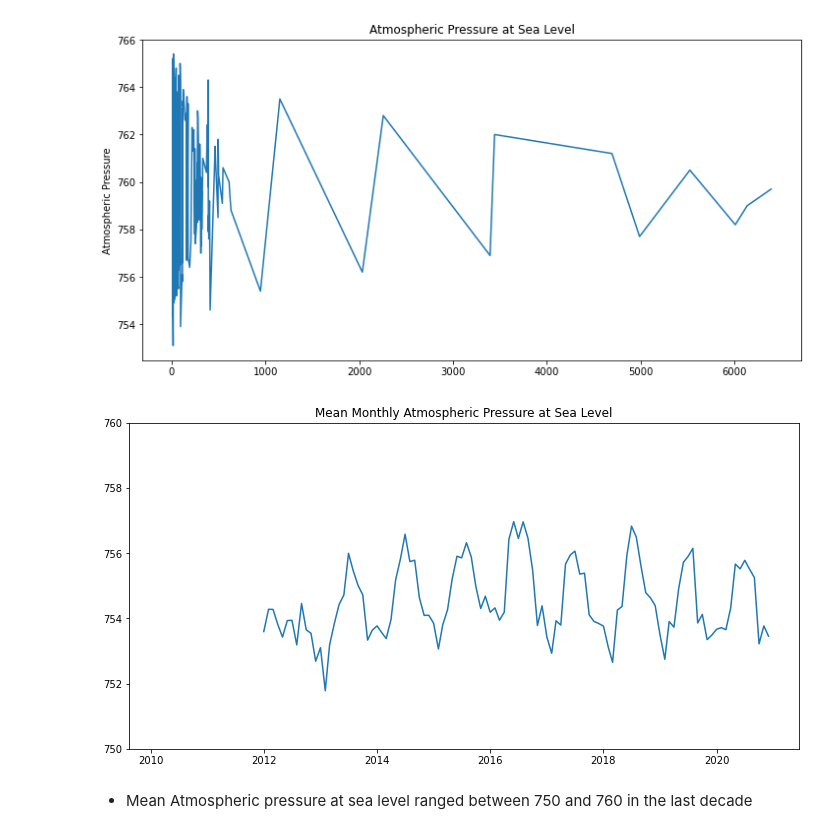
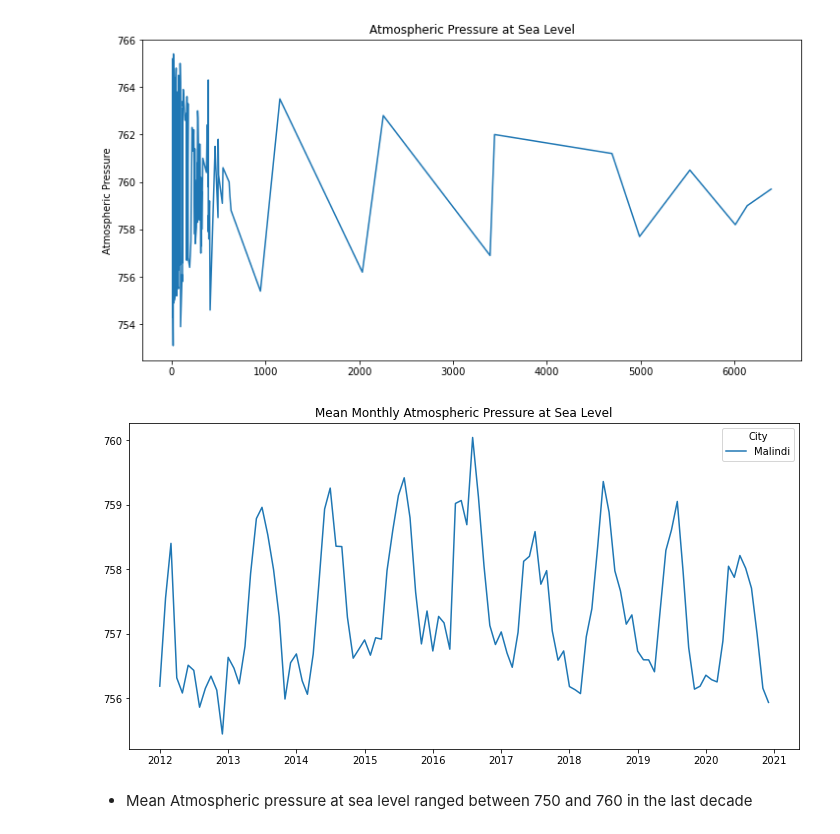
Before and after one commit to wkirui/Weather-Data-Analysis, a Jupyter notebook: Weather Scraper.ipynb, the cells around one changed output. Saved outputs shown, nothing was run; the diff lists cells and outputs as text; code cells hidden in the pictures.

Commit message:
updated data

```diff
--- a/Weather Scraper.ipynb
+++ b/Weather Scraper.ipynb
@@ -137,10 +164,10 @@ missing_vals_df.head()
 We can drop the columns with more than 90% data missing
 # %%
 # select columns with more than
-# 94% missing data
+# 90% missing data
 cols_to_drop = [x for x in missing_vals_df[missing_vals_df['pct_missing']>90]['column_name']]
-print(cols_to_drop)
+print("columns to drop:",cols_to_drop)
 
-# data = data.drop(cols_to_drop,axis=1)
-# data.head()
+data_new = data.drop(cols_to_drop,axis=1)
+data_new.head(3)
 # %% [output]
@@ -147,0 +222,23 @@ print(cols_to_drop)
+# %%
+# clean up with wind direction data_new
+data_new['DD'] = np.where(data_new['DD']=='Wind blowing from the south-east','south_east',data_new['DD'])
+data_new['DD'] = np.where(data_new['DD']=='Wind blowing from the south','south',data_new['DD'])
+data_new['DD'] = np.where(data_new['DD']=='Wind blowing from the east','east',data_new['DD'])
+data_new['DD'] = np.where(data_new['DD']=='Wind blowing from the south-southeast','south_southeast',data_new['DD'])
+data_new['DD'] = np.where(data_new['DD']=='Wind blowing from the south-southwest','south_southwest',data_new['DD'])
+data_new['DD'] = np.where(data_new['DD']=='Wind blowing from the east-southwest','east_southwest',data_new['DD'])
+data_new['DD'] = np.where(data_new['DD']=='Wind blowing from the east-southeast','east_southeast',data_new['DD'])
+data_new['DD'] = np.where(data_new['DD']=='Wind blowing from the west-southwest','west_southwest',data_new['DD'])
+data_new['DD'] = np.where(data_new['DD']=='Wind blowing from the west-southeast','west_southeast',data_new['DD'])
+data_new['DD'] = np.where(data_new['DD']=='Wind blowing from the south-west','south_west',data_new['DD'])
+data_new['DD'] = np.where(data_new['DD']=='Wind blowing from the south-east','south_east',data_new['DD'])
+data_new['DD'] = np.where(data_new['DD']=='Wind blowing from the west-northwest','west_northwest',data_new['DD'])
+data_new['DD'] = np.where(data_new['DD']=='Wind blowing from the west','west',data_new['DD'])
+data_new['DD'] = np.where(data_new['DD']=='Wind blowing from the east-northeast','east_northeast',data_new['DD'])
+data_new['DD'] = np.where(data_new['DD']=='Wind blowing from the north-west','north_west',data_new['DD'])
+data_new['DD'] = np.where(data_new['DD']=='Wind blowing from the north-northeast','north_northeast',data_new['DD'])
+data_new['DD'] = np.where(data_new['DD']=='Wind blowing from the north-northwest','north_nortwest',data_new['DD'])
+data_new['DD'] = np.where(data_new['DD']=='Wind blowing from the north','north',data_new['DD'])
+data_new['DD'] = np.where(data_new['DD']=='Wind blowing from the north-east','north_east',data_new['DD'])
+data_new['DD'] = np.where(data_new['DD']=='variable wind direction','variable_direction',data_new['DD'])
+data_new['DD'] = np.where(data_new['DD']=='Calm, no wind','no_wind',data_new['DD'])
@@ -149,7 +254,7 @@ print(cols_to_drop)
 ### 1.0 Temperature Analysis
 # %%
 # split time into date & time
-clean_data = data.copy()
+clean_data = data_new.copy()
 clean_data[['Date','time']] = clean_data['Time'].str.split(" ",expand=True)
 
 # clean date
@@ -373,7 +478,8 @@ plt.show()
 # %% [markdown]
 ### 3.0 Atmospheric Pressure Analysis
 # %%
-clean_data_pa = clean_data[(clean_data['P'].isna()==False) & (clean_data['year_month']>='2010')]
+clean_data_pa = clean_data[(clean_data['P'].isna()==False) & (clean_data['year_month']>='2010')&
+                           (clean_data['P']>0)]
 # %%
 clean_data_pa['City'].value_counts()
 # %% [output]
@@ -397,18 +503,18 @@ plt.show()
 # %% [output]
 [figure]
 # %%
-# precipitation per year
-monthly_precipitation = clean_data_pa.groupby('year_month')['Po'].mean().rename('Pressure').reset_index()
+# atmostpheric pressure by month
+monthly_pressure = clean_data_pa[clean_data_pa['P0']>0].groupby(['City','year_month'])['P0'].mean().rename('Pressure').reset_index()
 
 # plot rainfall distribution
 fig,ax = plt.subplots(figsize=(12,6))
-sns.lineplot(x ='year_month',y='Pressure',data=monthly_precipitation)
+sns.lineplot(x ='year_month',y='Pressure',hue='City',data=monthly_pressure)
 plt.title('Mean Monthly Atmospheric Pressure at Sea Level')
 plt.xlabel('')
 plt.ylabel('')
-plt.ylim(750,760)
+# plt.ylim(750,760)
 plt.show()
 # %% [output]
-[figure, old version]
+[figure, new version]
 # %% [markdown]
 - Mean Atmospheric pressure at sea level ranged between 750 and 760 in the last decade
```
Also changed, not shown: parts of 17 cells of this notebook.
